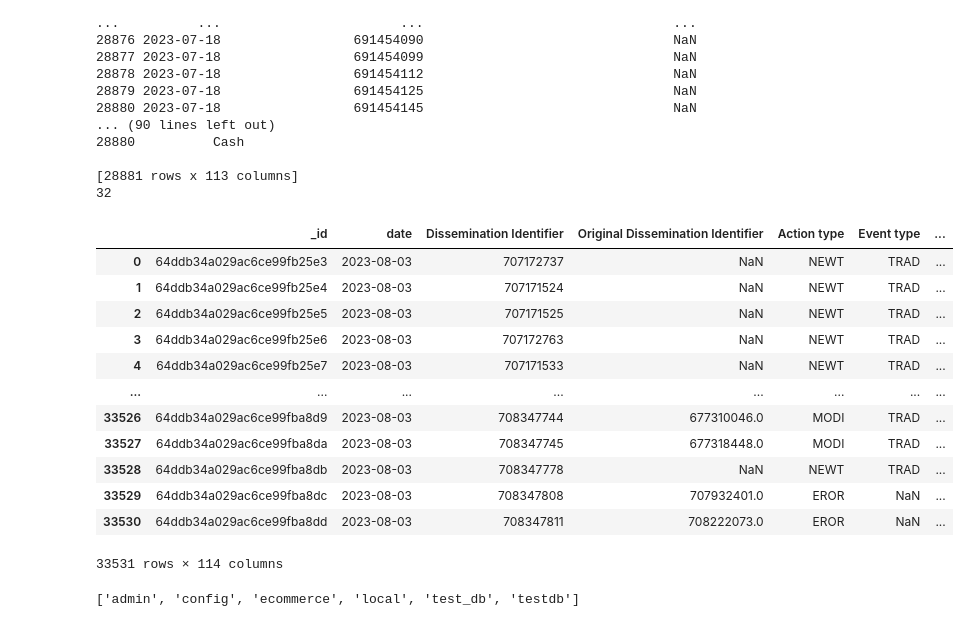
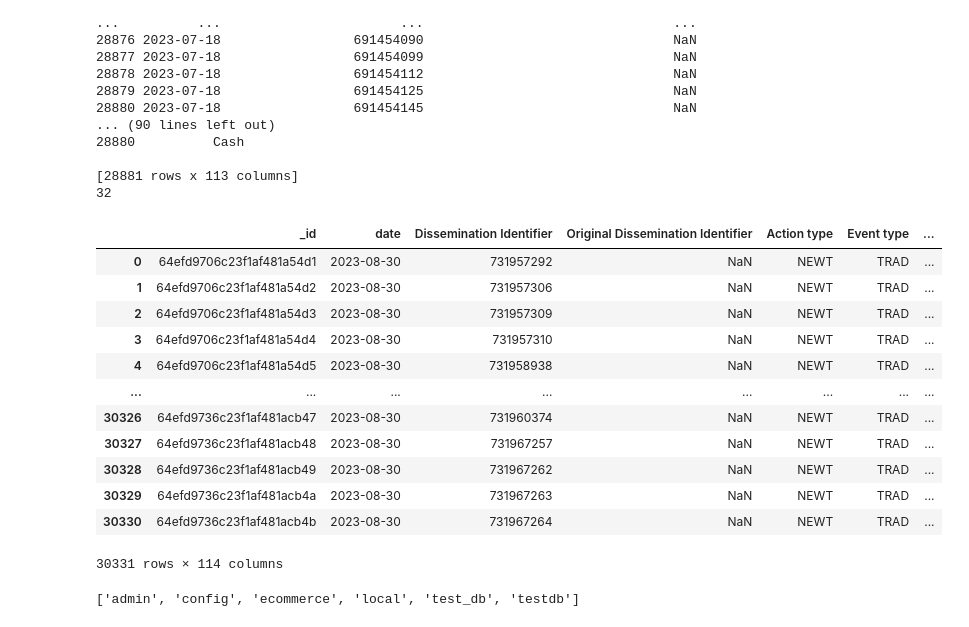
Before and after one commit to Mehedi24434/DTCC_data, a Jupyter notebook: b.ipynb, the cells around one changed output. Cells and saved outputs as stored; diff of their text form; code cells hidden in the pictures.

```diff
--- a/b.ipynb
+++ b/b.ipynb
@@ -365,21 +365,21 @@ import function as f
 database_name='DTCC'
 collection_name = 'forex'
 # %%
-f.get_dataframe_from_mongodb(database_name,collection_name,target_date='2023-08-03')
+f.get_dataframe_from_mongodb(database_name,collection_name,target_date='2023-08-30')
 # %% [output]
 |  | _id | date | Dissemination Identifier | Original Dissemination Identifier | Action type | Event type | ... |
-| 0 | 64ddb34a029ac6ce99fb25e3 | 2023-08-03 | 707172737 | NaN | NEWT | TRAD | ... |
-| 1 | 64ddb34a029ac6ce99fb25e4 | 2023-08-03 | 707171524 | NaN | NEWT | TRAD | ... |
-| 2 | 64ddb34a029ac6ce99fb25e5 | 2023-08-03 | 707171525 | NaN | NEWT | TRAD | ... |
-| 3 | 64ddb34a029ac6ce99fb25e6 | 2023-08-03 | 707172763 | NaN | NEWT | TRAD | ... |
-| 4 | 64ddb34a029ac6ce99fb25e7 | 2023-08-03 | 707171533 | NaN | NEWT | TRAD | ... |
+| 0 | 64efd9706c23f1af481a54d1 | 2023-08-30 | 731957292 | NaN | NEWT | TRAD | ... |
+| 1 | 64efd9706c23f1af481a54d2 | 2023-08-30 | 731957306 | NaN | NEWT | TRAD | ... |
+| 2 | 64efd9706c23f1af481a54d3 | 2023-08-30 | 731957309 | NaN | NEWT | TRAD | ... |
+| 3 | 64efd9706c23f1af481a54d4 | 2023-08-30 | 731957310 | NaN | NEWT | TRAD | ... |
+| 4 | 64efd9706c23f1af481a54d5 | 2023-08-30 | 731958938 | NaN | NEWT | TRAD | ... |
 | ... | ... | ... | ... | ... | ... | ... | ... |
-| 33526 | 64ddb34a029ac6ce99fba8d9 | 2023-08-03 | 708347744 | 677310046.0 | MODI | TRAD | ... |
-| 33527 | 64ddb34a029ac6ce99fba8da | 2023-08-03 | 708347745 | 677318448.0 | MODI | TRAD | ... |
-| 33528 | 64ddb34a029ac6ce99fba8db | 2023-08-03 | 708347778 | NaN | NEWT | TRAD | ... |
-| 33529 | 64ddb34a029ac6ce99fba8dc | 2023-08-03 | 708347808 | 707932401.0 | EROR | NaN | ... |
-| 33530 | 64ddb34a029ac6ce99fba8dd | 2023-08-03 | 708347811 | 708222073.0 | EROR | NaN | ... |
+| 30326 | 64efd9736c23f1af481acb47 | 2023-08-30 | 731960374 | NaN | NEWT | TRAD | ... |
+| 30327 | 64efd9736c23f1af481acb48 | 2023-08-30 | 731967257 | NaN | NEWT | TRAD | ... |
+| 30328 | 64efd9736c23f1af481acb49 | 2023-08-30 | 731967262 | NaN | NEWT | TRAD | ... |
+| 30329 | 64efd9736c23f1af481acb4a | 2023-08-30 | 731967263 | NaN | NEWT | TRAD | ... |
+| 30330 | 64efd9736c23f1af481acb4b | 2023-08-30 | 731967264 | NaN | NEWT | TRAD | ... |
-33531 rows × 114 columns
+30331 rows × 114 columns
 # %%
 client.list_database_names()
 # %% [output]
```
